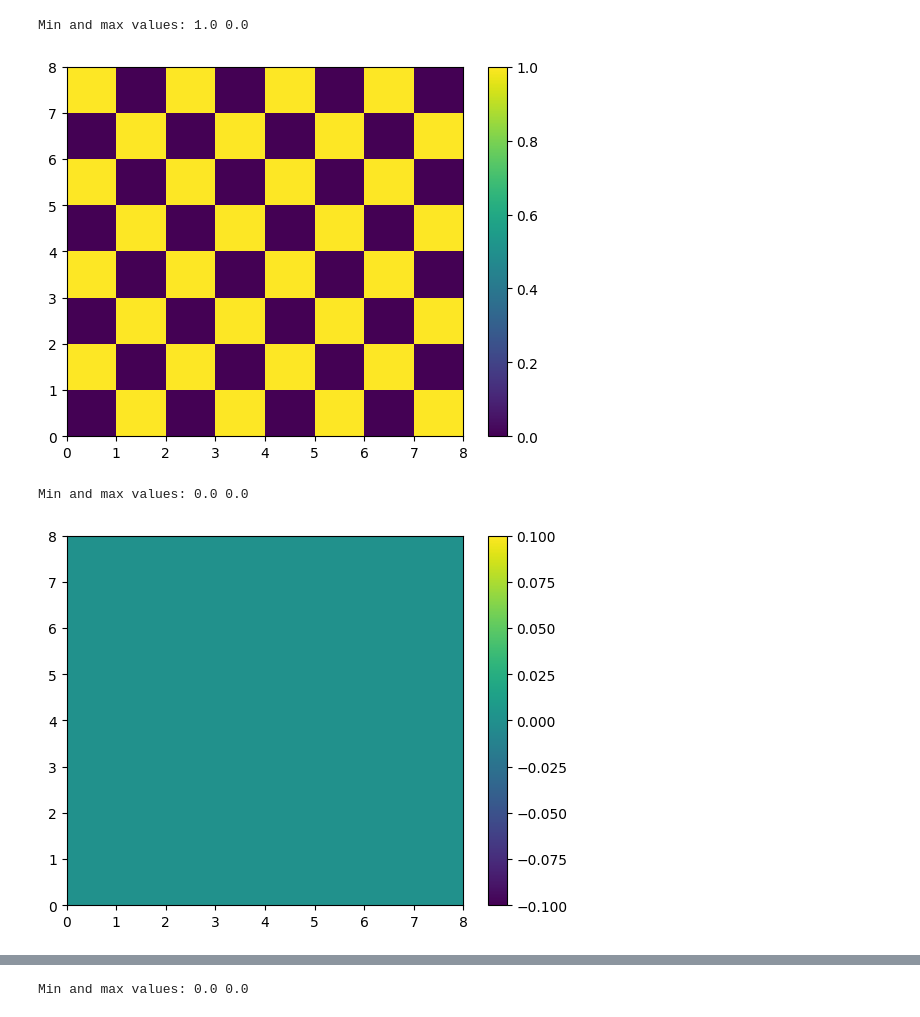
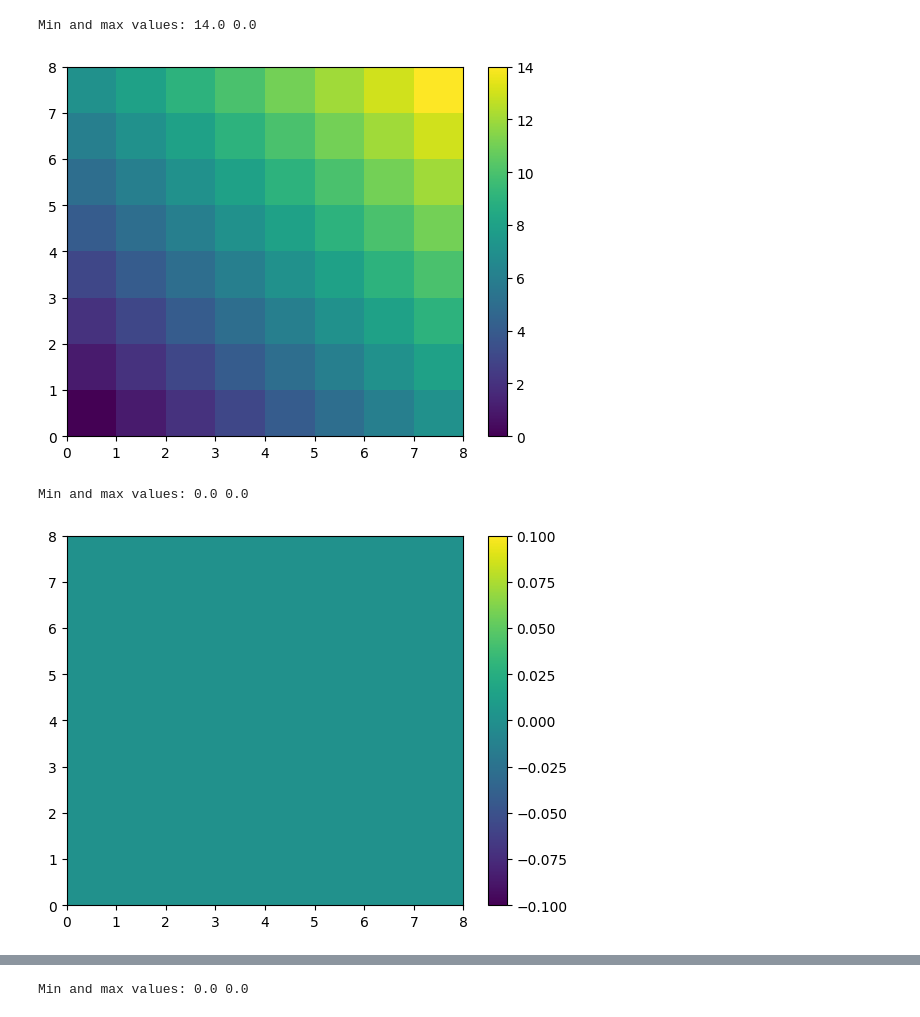
Before and after one commit to NOAA-GFDL/NDSL, a Jupyter notebook: examples/gt4py/basics.ipynb, the cells around one changed output, grey strips where cells are left out. Drawn from its saved outputs; the diff is of its cells as text; code cells hidden in the pictures.

```diff
--- a/examples/gt4py/basics.ipynb
+++ b/examples/gt4py/basics.ipynb
@@ -67,35 +78,35 @@ copy_field = CopyField(stencil_factory)
 ## Change this to Quantity
 
 import gt4py.storage as gt_storage
 import numpy as np
 
 size = (nx + 2 * nhalo) * (ny + 2 * nhalo) * nz
 shape = (nx + 2 * nhalo, ny + 2 * nhalo, nz)
 
 
 qty_zero = gt_storage.zeros(
     backend=backend,
     dtype=float,
     shape=shape,
 )
 
 qty_out = gt_storage.zeros(
     backend=backend,
     dtype=float,
     shape=shape,
 )
 
 arr = np.zeros(shape)
 qty_in = gt_storage.from_array(
-    data=np.indices(shape).sum(axis=0) % 2,
+    data=np.indices(shape).sum(axis=0),# % 2,
     backend=backend,
     dtype=float,
 )
 
 plot_field_at_k0(qty_in)
 plot_field_at_k0(qty_out)
 # %% [output]
-Min and max values: 1.0 0.0
+Min and max values: 14.0 0.0
-[figure, old version]
+[figure, new version]
 Min and max values: 0.0 0.0
 [figure]
```
Also changed, not shown: parts of 9 cells of this notebook.
